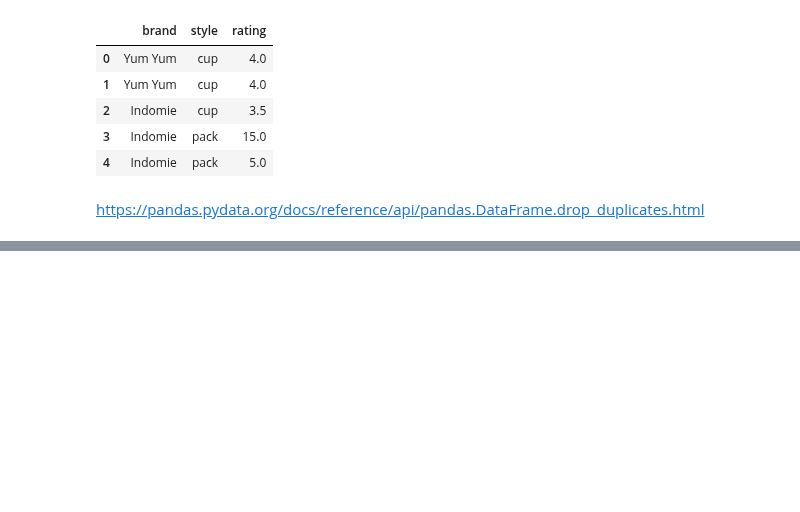
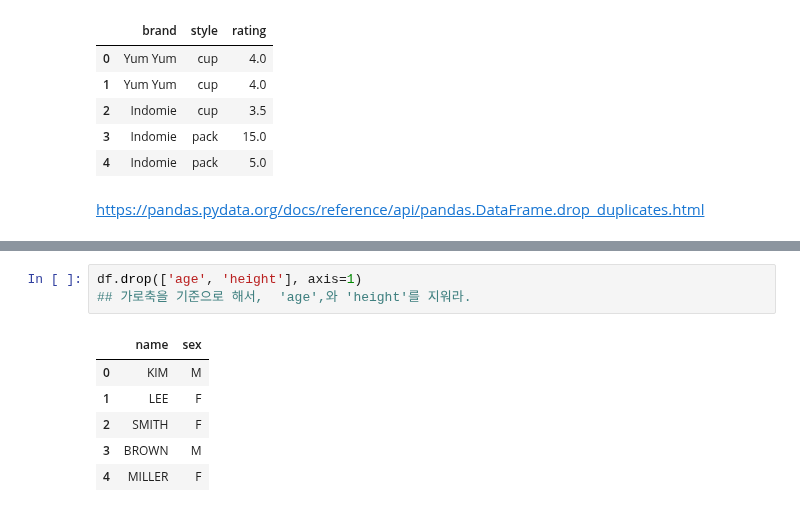
Before and after one commit to mackenly2/mjc.ai.ml, a Jupyter notebook: pandas_drop.ipynb, the cells around one changed output, grey strips where cells are left out. Drawn from its saved outputs; the diff is of its cells as text; blank space fills up the shorter version.

```diff
--- a/pandas_drop.ipynb
+++ b/pandas_drop.ipynb
@@ -174,0 +199,10 @@ https://pandas.pydata.org/docs/reference/api/pandas.DataFrame.drop_duplicates.ht
+# %%
+df.drop(['age', 'height'], axis=1)
+## 가로축을 기준으로 해서,  'age',와 'height'를 지워라.
+# %% [output]
+|  | name | sex |
+| 0 | KIM | M |
+| 1 | LEE | F |
+| 2 | SMITH | F |
+| 3 | BROWN | M |
+| 4 | MILLER | F |
```
Also changed, not shown: parts of 7 cells of this notebook.
